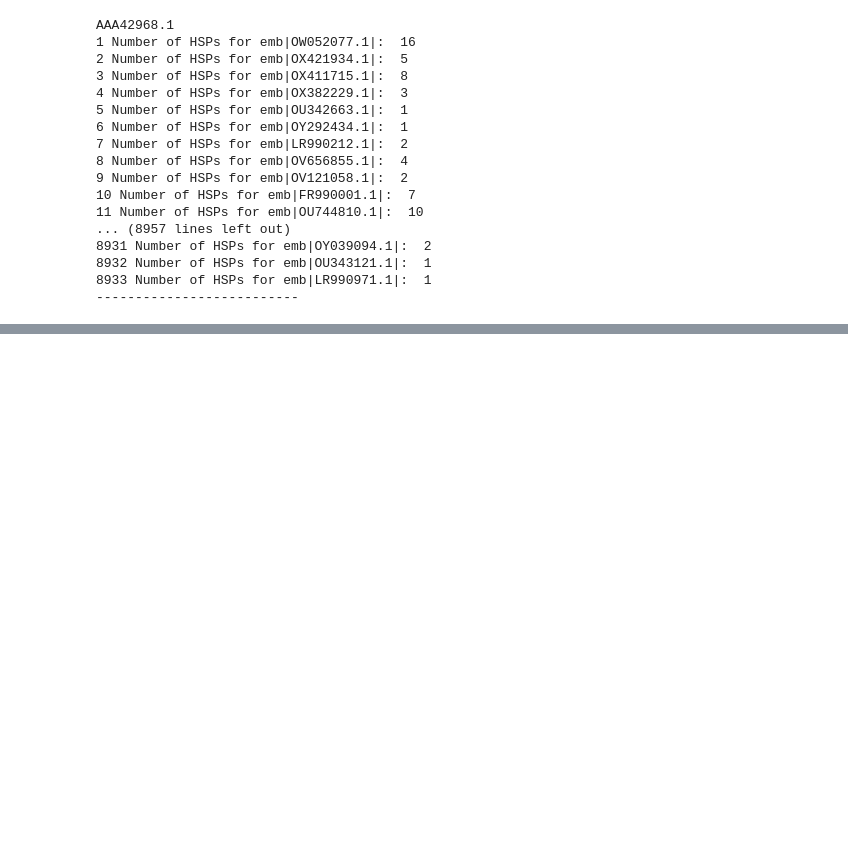
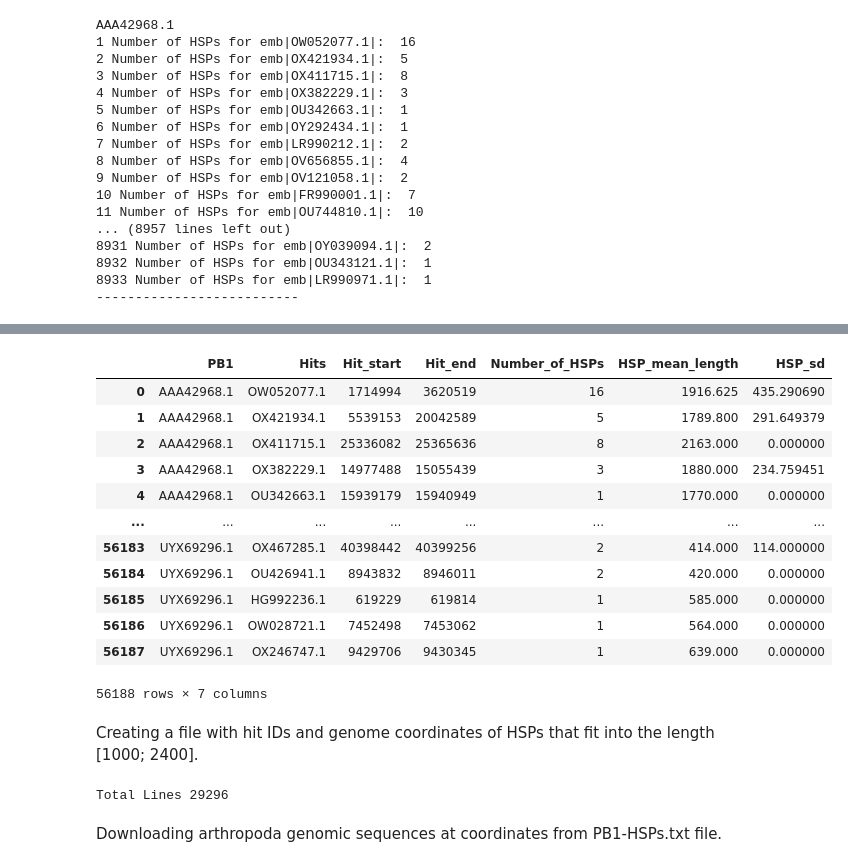
Before and after one commit to brigita-serebriakova/orthomyxo, a Jupyter notebook: EVE-search.ipynb, the cells around one changed output, grey strips where cells are left out. Cells and saved outputs as stored; diff of their text form; code cells hidden in the pictures; blank space fills up the shorter version.

Commit message:
data exploration and downloading sequences

```diff
--- a/EVE-search.ipynb
+++ b/EVE-search.ipynb
@@ -320,0 +397,3 @@ AAA42968.1
+# %%
+HITS = sum(hits, [])
+print(HITS)
@@ -320,0 +508,26 @@ AAA42968.1
+# %%
+BLAST_results_20 = SearchIO.parse("/Users/brigitaserebriakova/Desktop/Systems-Biology/MAGISTRINIS/BLAST_PB1/PB1-20tblastn.xml", "blast-xml")
+BLAST_results_89 = SearchIO.parse("/Users/brigitaserebriakova/Desktop/Systems-Biology/MAGISTRINIS/BLAST_PB1/PB1-89tblastn.xml", "blast-xml")
+
+hsp_mean_length = [] # HSP hit mean length
+hsp_sd = [] # standard deviation of the above
+
+for query in BLAST_results_20:
+    for hit in query:
+        hit_spans = []
+        for hsp in hit:
+            hit_spans.append(hsp.hit_span)
+
+        hsp_mean_length.append(np.mean(hit_spans))
+        hsp_sd.append(np.std(hit_spans))
+
+for query in BLAST_results_89:
+    for hit in query:
+        hit_spans = []
+        for hsp in hit:
+            hit_spans.append(hsp.hit_span)
+
+        hsp_mean_length.append(np.mean(hit_spans))
+        hsp_sd.append(np.std(hit_spans))
+
+print(len(hsp_mean_length), len(hsp_sd))
@@ -320,0 +538,2 @@ AAA42968.1
+# %%
+PB1hitsDF = pd.DataFrame(list(zip(PB1_repeats, HITS)), columns = ["PB1", "Hits"])
@@ -320,0 +556,24 @@ AAA42968.1
+# %%
+PB1hitsDF["Hit_start"] = Hit_start
+PB1hitsDF["Hit_end"] = Hit_end
+PB1hitsDF["Number_of_HSPs"] = hsp_number
+PB1hitsDF["HSP_mean_length"] = hsp_mean_length
+PB1hitsDF["HSP_sd"] = hsp_sd
+# %%
+PB1hitsDF
+# %% [output]
+|  | PB1 | Hits | Hit_start | Hit_end | Number_of_HSPs | HSP_mean_length | HSP_sd |
+| 0 | AAA42968.1 | OW052077.1 | 1714994 | 3620519 | 16 | 1916.625 | 435.290690 |
+| 1 | AAA42968.1 | OX421934.1 | 5539153 | 20042589 | 5 | 1789.800 | 291.649379 |
+| 2 | AAA42968.1 | OX411715.1 | 25336082 | 25365636 | 8 | 2163.000 | 0.000000 |
+| 3 | AAA42968.1 | OX382229.1 | 14977488 | 15055439 | 3 | 1880.000 | 234.759451 |
+| 4 | AAA42968.1 | OU342663.1 | 15939179 | 15940949 | 1 | 1770.000 | 0.000000 |
+| ... | ... | ... | ... | ... | ... | ... | ... |
+| 56183 | UYX69296.1 | OX467285.1 | 40398442 | 40399256 | 2 | 414.000 | 114.000000 |
+| 56184 | UYX69296.1 | OU426941.1 | 8943832 | 8946011 | 2 | 420.000 | 0.000000 |
+| 56185 | UYX69296.1 | HG992236.1 | 619229 | 619814 | 1 | 585.000 | 0.000000 |
+| 56186 | UYX69296.1 | OW028721.1 | 7452498 | 7453062 | 1 | 564.000 | 0.000000 |
+| 56187 | UYX69296.1 | OX246747.1 | 9429706 | 9430345 | 1 | 639.000 | 0.000000 |
+56188 rows × 7 columns
+# %% [markdown]
+Creating a file with hit IDs and genome coordinates of HSPs that fit into the length [1000; 2400].
@@ -320,0 +594,8 @@ AAA42968.1
+# %%
+path = "/Users/brigitaserebriakova/Desktop/Systems-Biology/MAGISTRINIS/orthomyxo"
+with open(os.path.join(path, "PB1-HSPs.txt"), "r") as file:
+    for count, line in enumerate(file):
+        pass
+print('Total Lines', count + 1)
+# %% [output]
+Total Lines 29296
@@ -320,0 +613,2 @@ AAA42968.1
+# %% [markdown]
+Downloading arthropoda genomic sequences at coordinates from PB1-HSPs.txt file.
```
Also changed, not shown: parts of 39 cells of this notebook, 1 other file.
